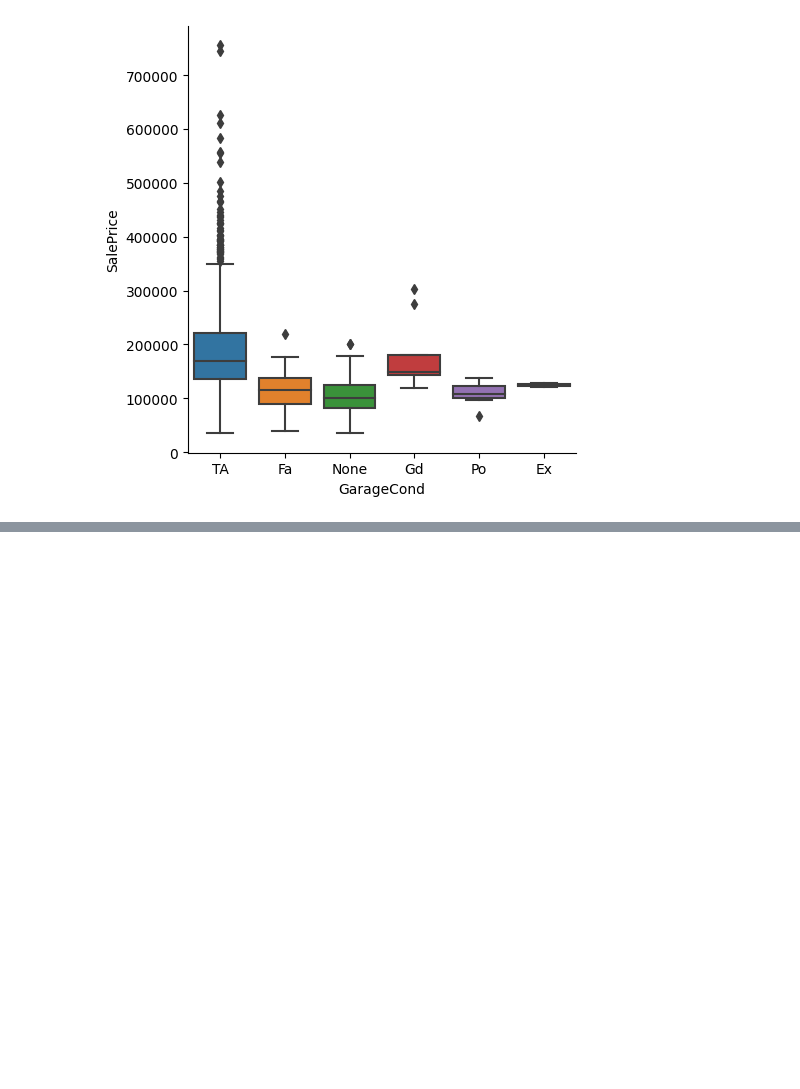
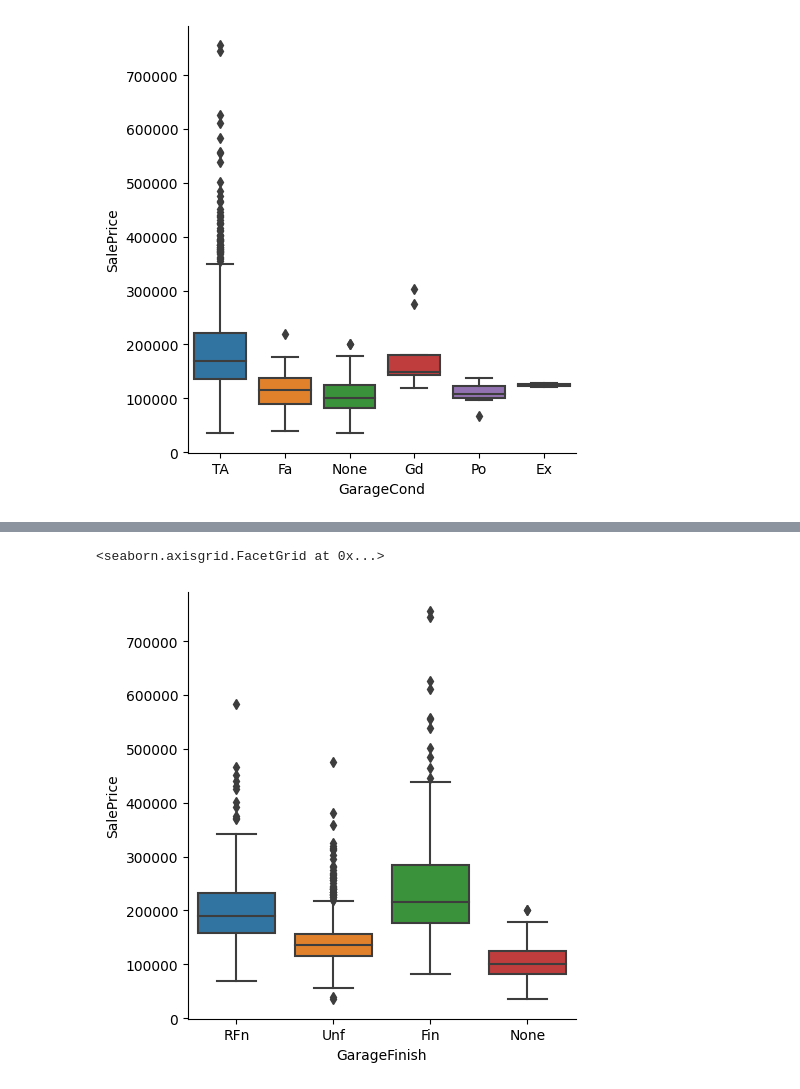
Before and after one commit to krisburke/house-price-prediction-capstone, a Jupyter notebook: house-price-prediction-capstone.ipynb, the cells around one changed output, grey strips where cells are left out. Cells and saved outputs as stored; diff of their text form; code cells hidden in the pictures; blank space fills up the shorter version.

```diff
--- a/house-price-prediction-capstone.ipynb
+++ b/house-price-prediction-capstone.ipynb
@@ -530,0 +569,7 @@ sns.catplot(data=X, x='GarageCond', y='SalePrice', kind='box')
+# %%
+X['GarageFinish'].unique()
+replace_empty_value('GarageFinish', 'None')
+sns.catplot(data=X, x='GarageFinish', y='SalePrice', kind='box')
+# %% [output]
+<seaborn.axisgrid.FacetGrid at 0x...>
+[figure, added]
```
Also changed, not shown: parts of 65 cells of this notebook.
